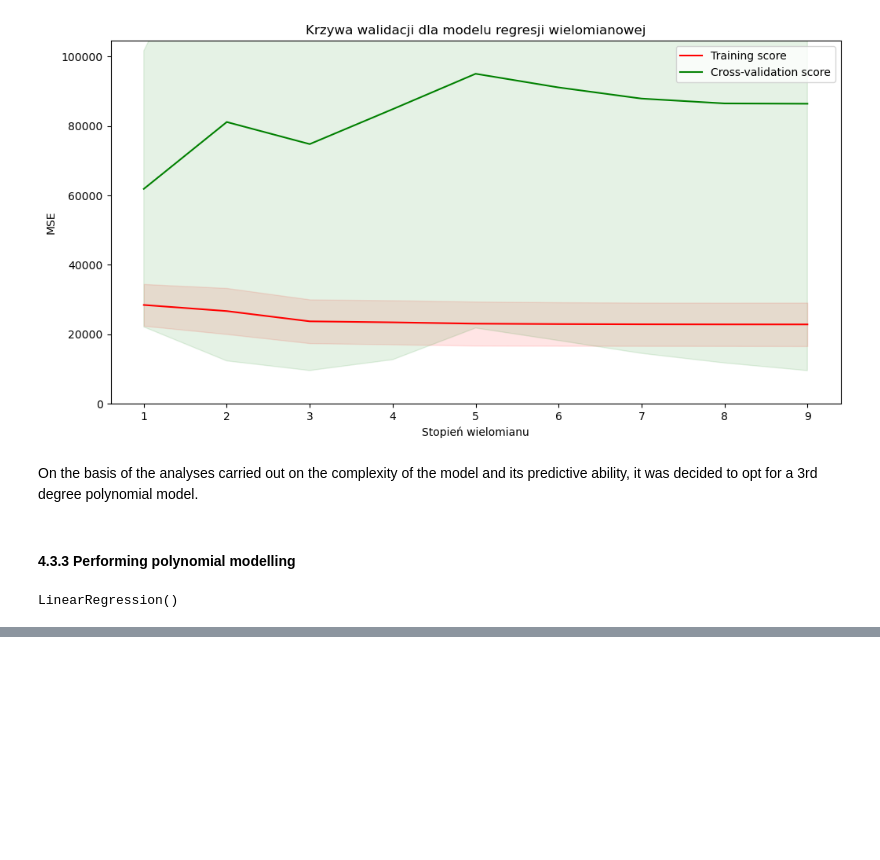
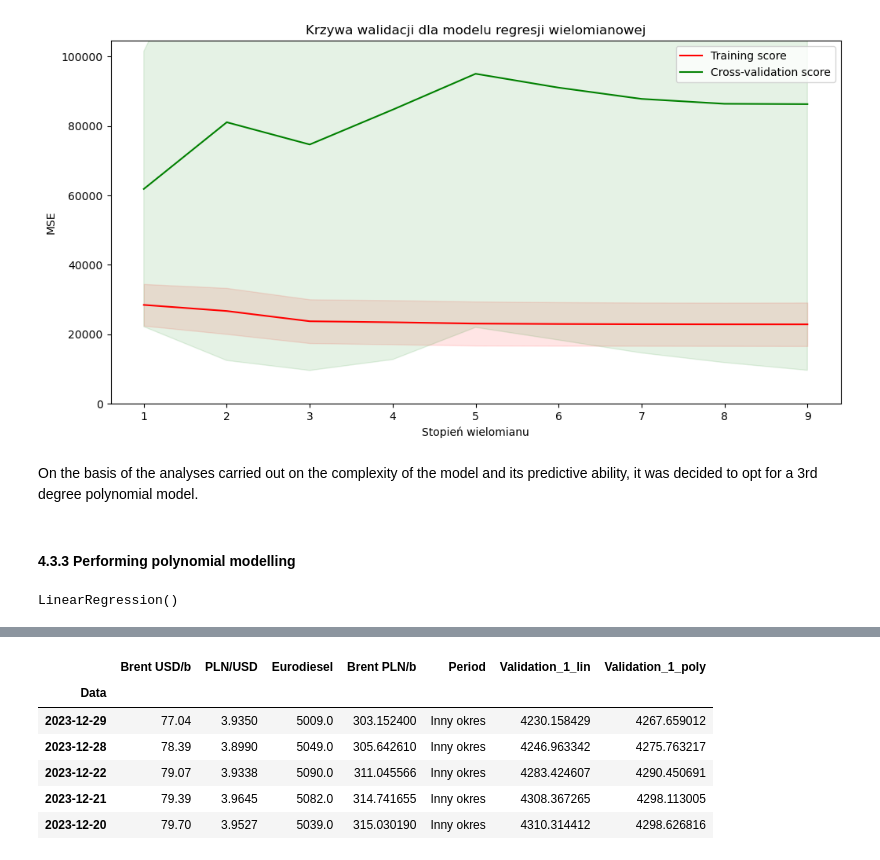
Before and after one commit to mariuszkam4/Orlen_fuel_prices, a Jupyter notebook: Orlen_fuel_prices.ipynb, the cells around one changed output, grey strips where cells are left out. Drawn from its saved outputs; the diff is of its cells as text; code cells hidden in the pictures; blank space fills up the shorter version.

Commit message:
Podział danych z lat 2022-2023 na różne okresy walidacji

```diff
--- a/Orlen_fuel_prices.ipynb
+++ b/Orlen_fuel_prices.ipynb
@@ -686,0 +718,20 @@ eurodiesel_predict['Residuals'].plot()
+# %%
+periods_data = brent_PLN['2022-01-05':].copy()
+
+# Definiujemy funkcję, która będzie przypisywać okresy do każdego wiersza na podstawie daty
+def assign_period(row):
+    if row.name <= pd.Timestamp('2022-05-01'):
+        return 'Wybuch wojny'
+    elif pd.Timestamp('2022-06-01') <= row.name <= pd.Timestamp('2022-08-31'):
+        return 'Walidacja modeli 1'
+    elif pd.Timestamp('2022-09-01') <= row.name <= pd.Timestamp('2022-12-31'):
+        return 'Nieuzasadnione poziomy cen 1'
+    elif pd.Timestamp('2023-05-01') <= row.name <= pd.Timestamp('2023-08-31'):
+        return 'Walidacja modeli 2'
+    elif pd.Timestamp('2023-09-01') <= row.name <= pd.Timestamp('2023-10-15'):
+        return 'Nieuzasadnione poziomy cen 2'
+    else:
+        return 'Inny okres'
+
+periods_data['Period'] = periods_data.apply(assign_period, axis=1)
+periods_data['Period'].value_counts()
@@ -686,0 +747,17 @@ eurodiesel_predict['Residuals'].plot()
+# %%
+# Walidacja modeli dla okresu 'Walidacja modeli 1'
+X_val_1 = periods_data['Brent PLN/b'].values.reshape(-1,1)
+X_val_1_poly = poly.transform(X_val_1)
+predicted_lin_val_1 = model.predict(X_val_1)
+predicted_poly_val_1 = poly_model.predict(X_val_1_poly)
+periods_data['Validation_1_lin'] = predicted_lin_val_1
+periods_data['Validation_1_poly'] = predicted_poly_val_1
+periods_data.head()
+# %% [output]
+|  | Brent USD/b | PLN/USD | Eurodiesel | Brent PLN/b | Period | Validation_1_lin | Validation_1_poly |
+| Data |  |  |  |  |  |  |  |
+| 2023-12-29 | 77.04 | 3.9350 | 5009.0 | 303.152400 | Inny okres | 4230.158429 | 4267.659012 |
+| 2023-12-28 | 78.39 | 3.8990 | 5049.0 | 305.642610 | Inny okres | 4246.963342 | 4275.763217 |
+| 2023-12-22 | 79.07 | 3.9338 | 5090.0 | 311.045566 | Inny okres | 4283.424607 | 4290.450691 |
+| 2023-12-21 | 79.39 | 3.9645 | 5082.0 | 314.741655 | Inny okres | 4308.367265 | 4298.113005 |
+| 2023-12-20 | 79.70 | 3.9527 | 5039.0 | 315.030190 | Inny okres | 4310.314412 | 4298.626816 |
```
Also changed, not shown: parts of 16 cells of this notebook.
